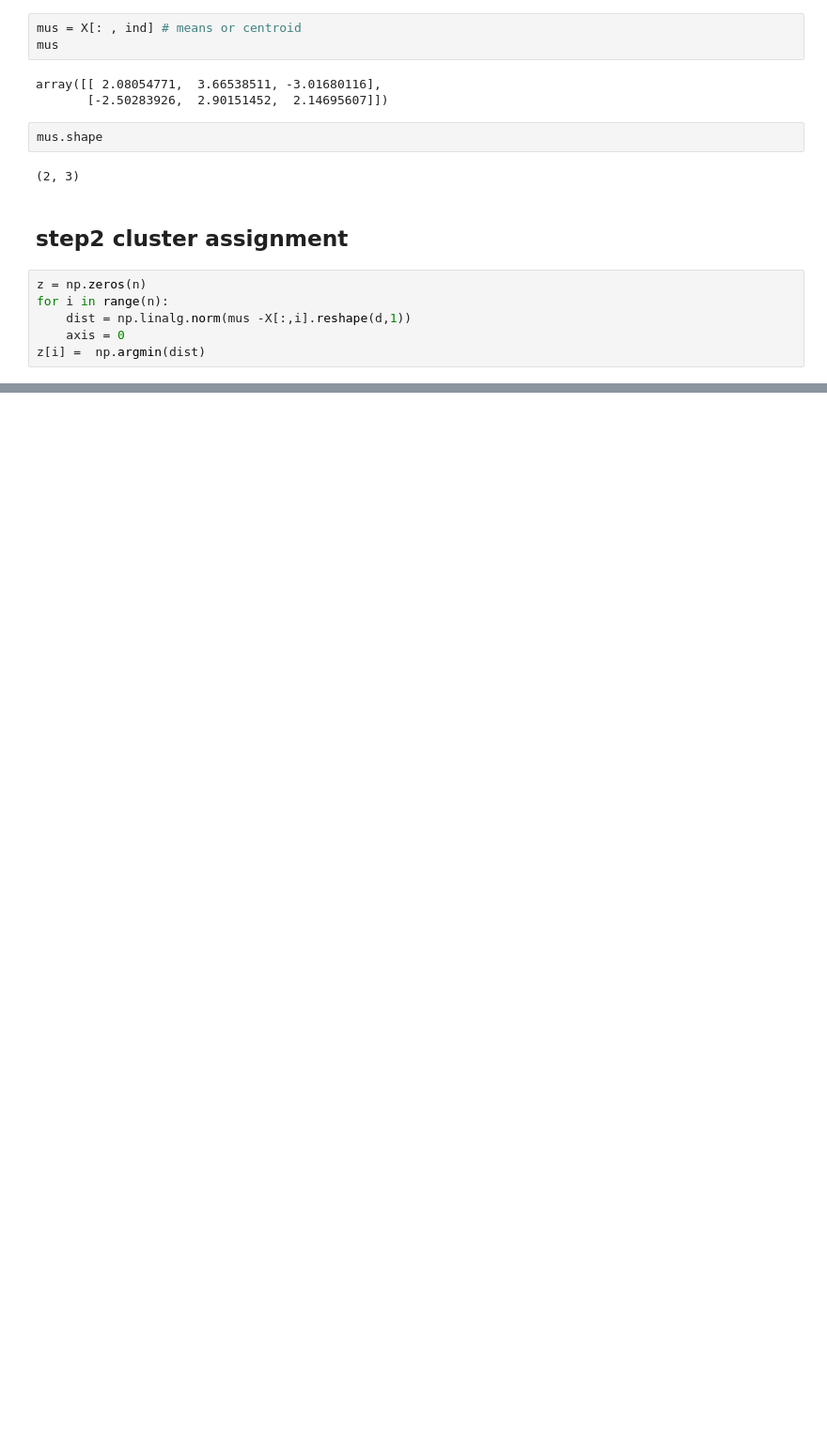
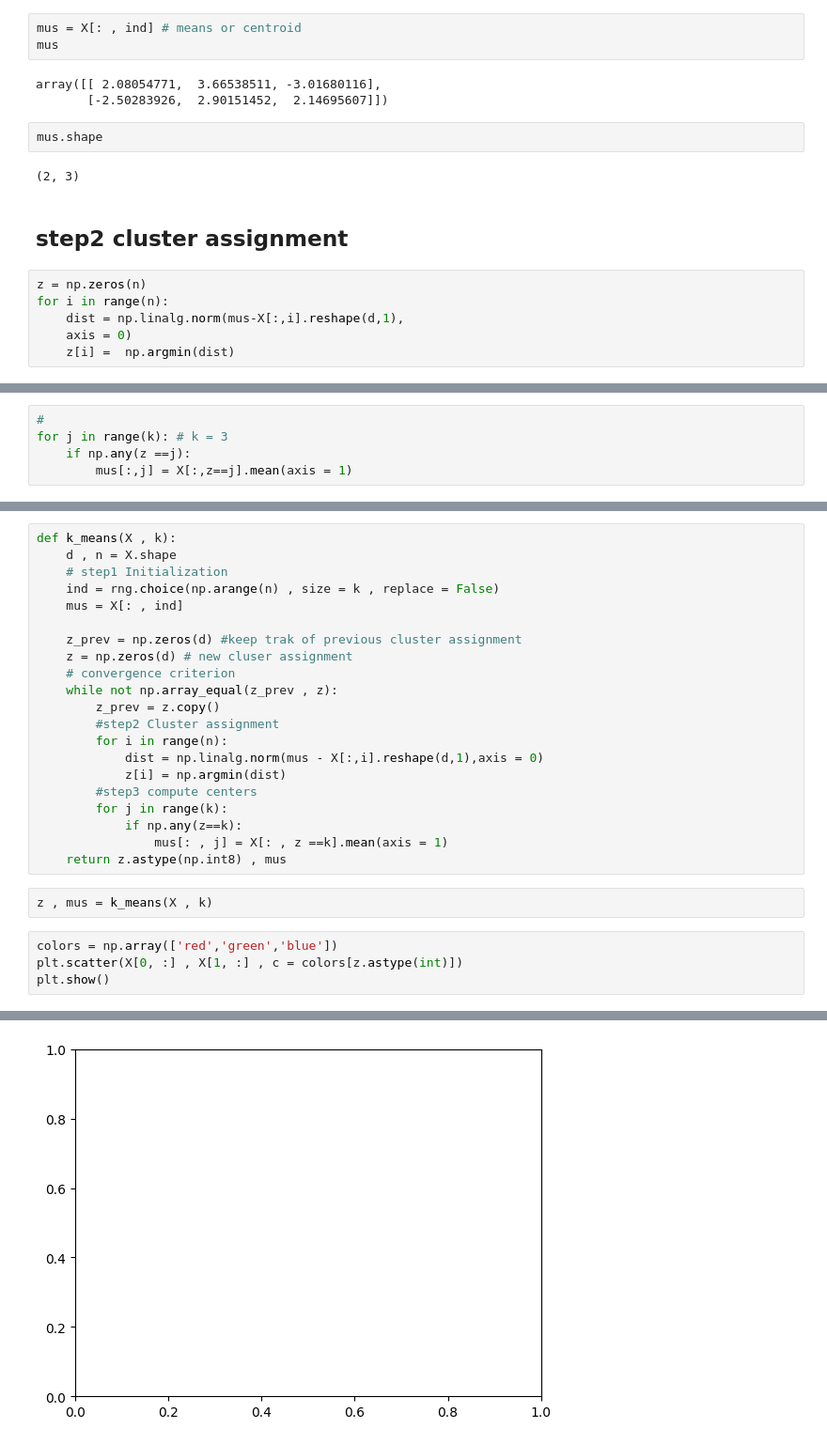
Before and after one commit to pallavi285/MLT-workshop, a Jupyter notebook: Day2/k_means.ipynb, the cells around one changed output, grey strips where cells are left out. Shown: that part at 94% size. Saved outputs shown, nothing was run; the diff lists cells and outputs as text; blank space fills up the shorter version.

```diff
--- a/Day2/k_means.ipynb
+++ b/Day2/k_means.ipynb
@@ -91,6 +104,6 @@ mus.shape
 # %%
 z = np.zeros(n)
 for i in range(n):
-    dist = np.linalg.norm(mus -X[:,i].reshape(d,1))
-    axis = 0
-z[i] =  np.argmin(dist)
+    dist = np.linalg.norm(mus-X[:,i].reshape(d,1),
+    axis = 0)
+    z[i] =  np.argmin(dist)
@@ -96,0 +119,5 @@ z[i] =  np.argmin(dist)
+# %%
+#
+for j in range(k): # k = 3
+    if np.any(z ==j):
+        mus[:,j] = X[:,z==j].mean(axis = 1)
@@ -96,0 +131,28 @@ z[i] =  np.argmin(dist)
+# %%
+def k_means(X , k):
+    d , n = X.shape
+    # step1 Initialization
+    ind = rng.choice(np.arange(n) , size = k , replace = False)
+    mus = X[: , ind]
+
+    z_prev = np.zeros(d) #keep trak of previous cluster assignment
+    z = np.zeros(d) # new cluser assignment
+    # convergence criterion
+    while not np.array_equal(z_prev , z):
+        z_prev = z.copy()
+        #step2 Cluster assignment
+        for i in range(n):
+            dist = np.linalg.norm(mus - X[:,i].reshape(d,1),axis = 0)
+            z[i] = np.argmin(dist)
+        #step3 compute centers
+        for j in range(k):
+            if np.any(z==k):
+                mus[: , j] = X[: , z ==k].mean(axis = 1)
+    return z.astype(np.int8) , mus
+# %%
+z , mus = k_means(X , k)
+# %%
+colors = np.array(['red','green','blue'])
+plt.scatter(X[0, :] , X[1, :] , c = colors[z.astype(int)])
+plt.show()
+# %% [output]
@@ -96,0 +160 @@ z[i] =  np.argmin(dist)
+[figure, added]
```
Also changed, not shown: parts of 8 cells of this notebook, 17 other files.
